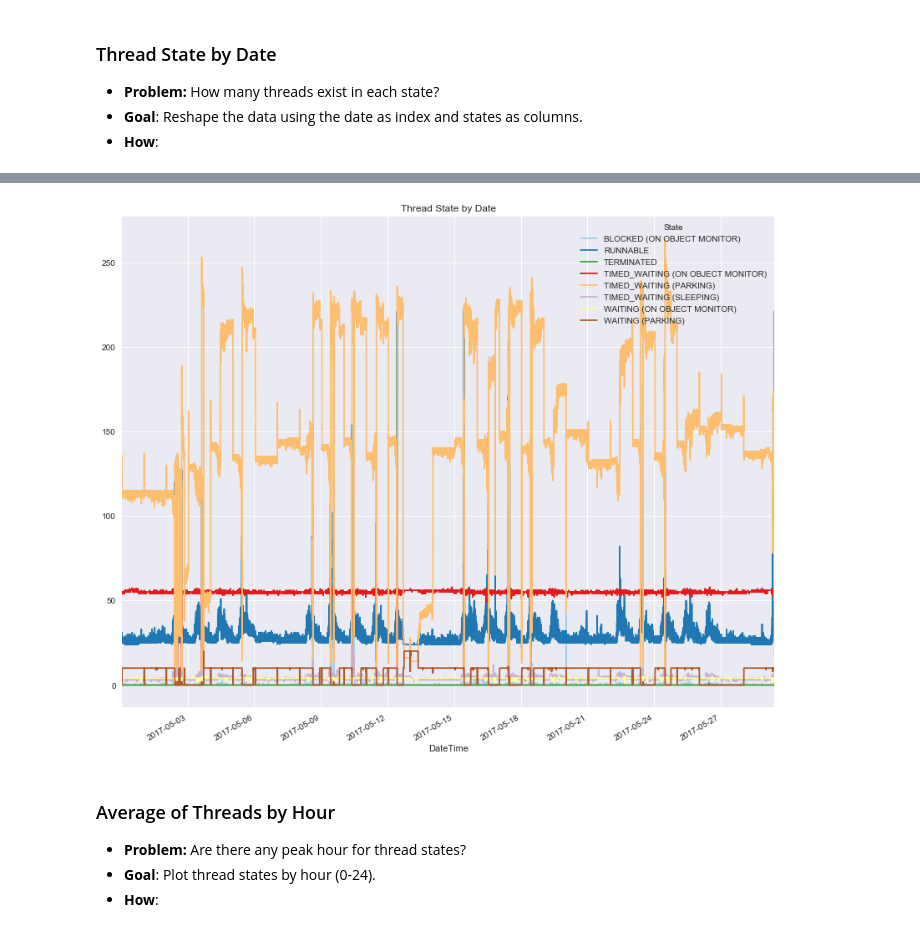
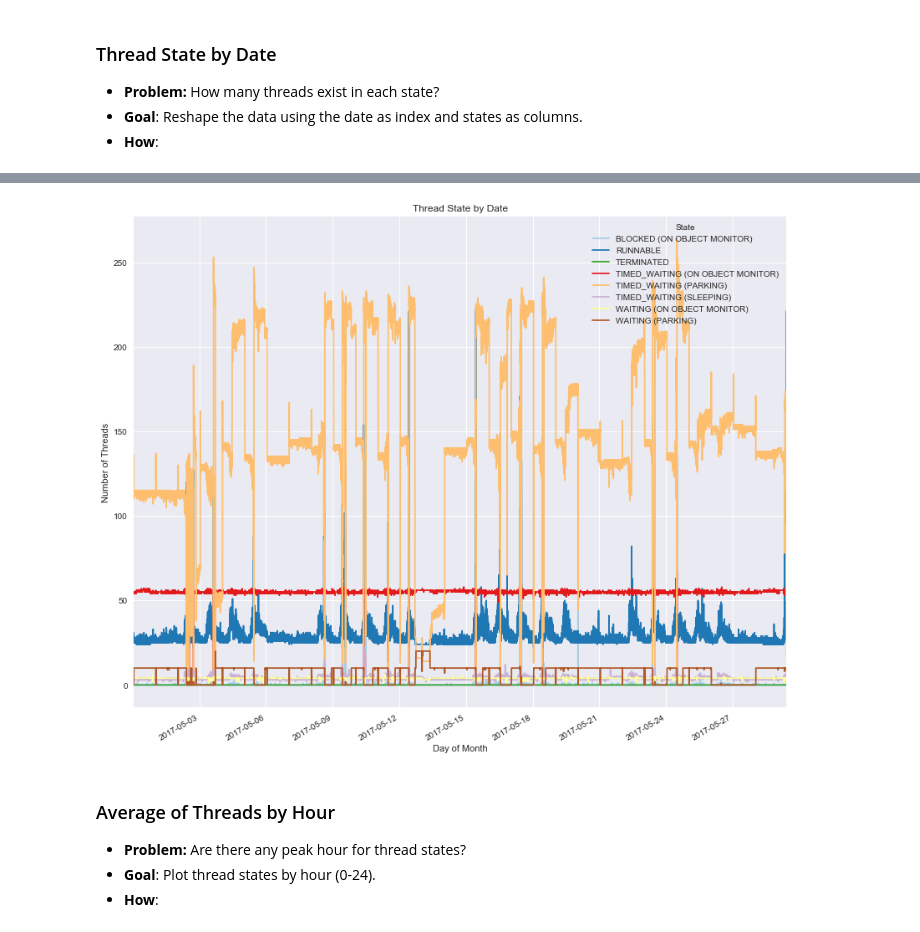
Before and after one commit to ranophoenix/jvmthreadparser, a Jupyter notebook: Thread Analysis.ipynb, the cells around one changed output, grey strips where cells are left out. Cells and saved outputs as stored; diff of their text form; code cells hidden in the pictures.

```diff
--- a/Thread Analysis.ipynb
+++ b/Thread Analysis.ipynb
@@ -47,9 +49,11 @@ threads_by_state.head()
 | 2017-04-30 01:08:01 | 0.0 | 25.0 | 0.0 | 55.0 | 114.0 | ... |
 | 2017-04-30 01:10:01 | 0.0 | 28.0 | 0.0 | 54.0 | 112.0 | ... |
 # %%
-threads_by_state.plot(figsize=(14,12), cmap='Paired', title = 'Thread State by Date');
+ax = threads_by_state.plot(figsize=(14,12), cmap='Paired', title = 'Thread State by Date')
+ax.set_xlabel('Day of Month')
+ax.set_ylabel('Number of Threads');
 # %% [output]
-[figure, old version]
+[figure, new version]
 # %% [markdown]
 ### Average of Threads by Hour
 
```
Also changed, not shown: parts of 8 cells of this notebook.
